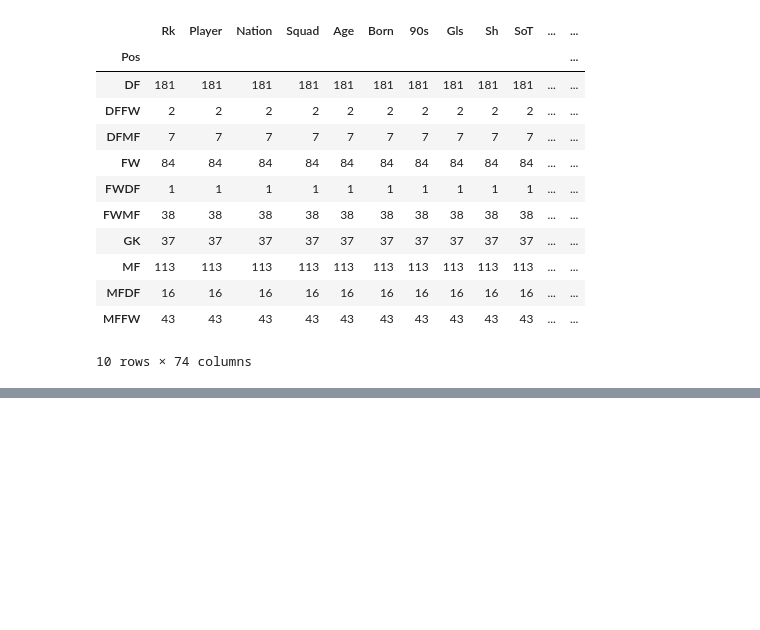
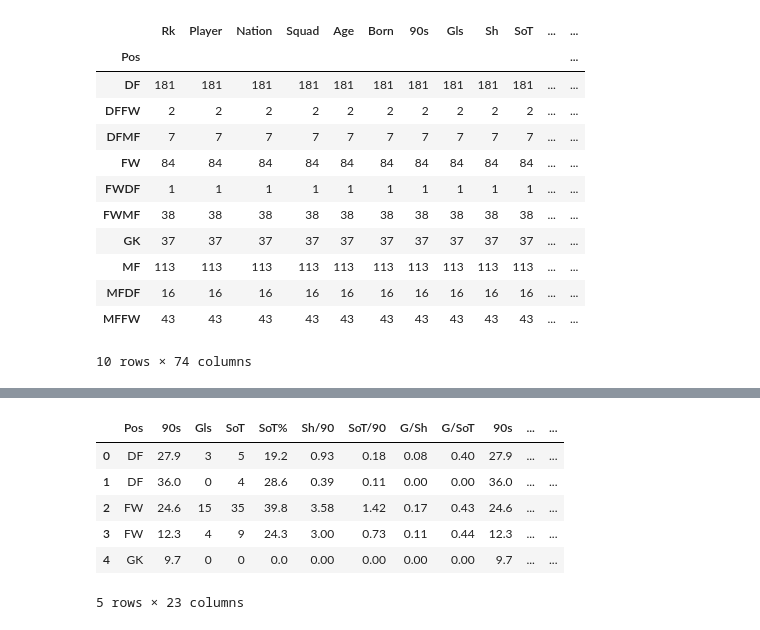
Before and after one commit to crmshr/Data-Science-Portfolio, a Jupyter notebook: EPL K-Means Clustering.ipynb, the cells around one changed output, grey strips where cells are left out. Saved outputs shown, nothing was run; the diff lists cells and outputs as text; code cells hidden in the pictures; blank space fills up the shorter version.

```diff
--- a/EPL K-Means Clustering.ipynb
+++ b/EPL K-Means Clustering.ipynb
@@ -841,0 +818,15 @@ df.groupby('Pos').count()
+# %%
+# Get the original columns we trimmed to
+df_4cat = df_4cat[[ 'Pos','90s', 'Gls', 'SoT', 'SoT%', 'Sh/90', 'SoT/90', 'G/Sh', 'G/SoT', '90s',
+       'Cmp', 'Cmp%', 'TotDist', 'PrgDist', '90s', 'Tkl', 'TklW', 'Past',
+       'Press', 'Succ', 'Blocks', 'Int', 'Clr']]
+# %%
+df_4cat.head()
+# %% [output]
+|  | Pos | 90s | Gls | SoT | SoT% | Sh/90 | SoT/90 | G/Sh | G/SoT | 90s | ... | ... |
+| 0 | DF | 27.9 | 3 | 5 | 19.2 | 0.93 | 0.18 | 0.08 | 0.40 | 27.9 | ... | ... |
+| 1 | DF | 36.0 | 0 | 4 | 28.6 | 0.39 | 0.11 | 0.00 | 0.00 | 36.0 | ... | ... |
+| 2 | FW | 24.6 | 15 | 35 | 39.8 | 3.58 | 1.42 | 0.17 | 0.43 | 24.6 | ... | ... |
+| 3 | FW | 12.3 | 4 | 9 | 24.3 | 3.00 | 0.73 | 0.11 | 0.44 | 12.3 | ... | ... |
+| 4 | GK | 9.7 | 0 | 0 | 0.0 | 0.00 | 0.00 | 0.00 | 0.00 | 9.7 | ... | ... |
+5 rows × 23 columns
```
Also changed, not shown: parts of 73 cells of this notebook.
